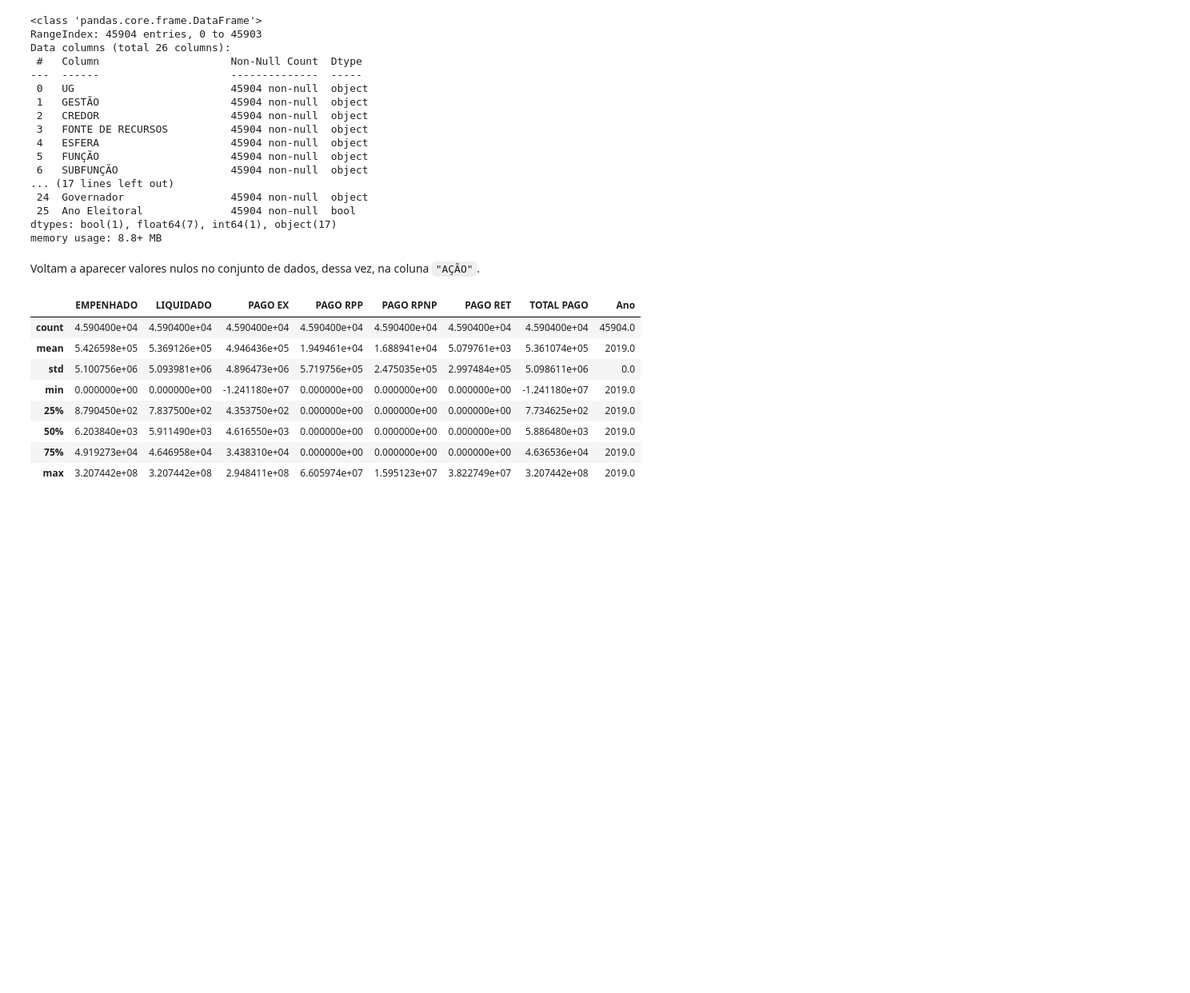
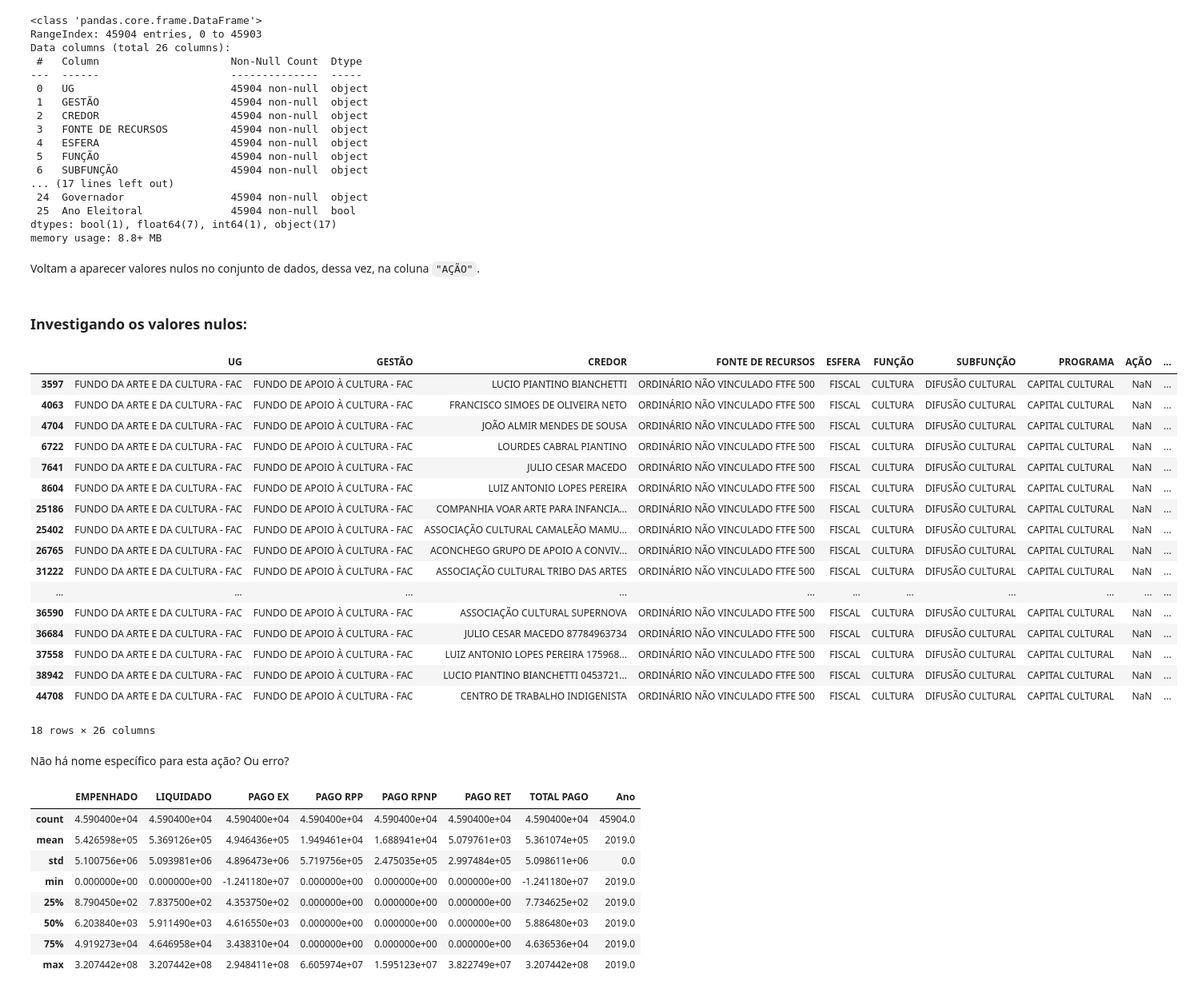
Before and after one commit to n3vrmr/despesas_df, a Jupyter notebook: cadernos_jupyter/analise_exploratoria.ipynb, the cells around one changed output. Shown at 80% size. Drawn from its saved outputs; the diff is of its cells as text; code cells hidden in the pictures; blank space fills up the shorter version.

```diff
--- a/cadernos_jupyter/analise_exploratoria.ipynb
+++ b/cadernos_jupyter/analise_exploratoria.ipynb
@@ -830,6 +830,32 @@ dtypes: bool(1), float64(7), int64(1), object(17)
 memory usage: 8.8+ MB
 # %% [markdown]
 Voltam a aparecer valores nulos no conjunto de dados, dessa vez, na coluna `"AÇÃO"`.
+# %% [markdown]
+### Investigando os valores nulos:
+# %%
+nulos = despesas_2019[despesas_2019.isnull().any(axis=1)]
+nulos
+# %% [output]
+|  | UG | GESTÃO | CREDOR | FONTE DE RECURSOS | ESFERA | FUNÇÃO | SUBFUNÇÃO | PROGRAMA | AÇÃO | ... |
+| 3597 | FUNDO DA ARTE E DA CULTURA - FAC | FUNDO DE APOIO À CULTURA - FAC | LUCIO PIANTINO BIANCHETTI | ORDINÁRIO NÃO VINCULADO FTFE 500 | FISCAL | CULTURA | DIFUSÃO CULTURAL | CAPITAL CULTURAL | NaN | ... |
+| 4063 | FUNDO DA ARTE E DA CULTURA - FAC | FUNDO DE APOIO À CULTURA - FAC | FRANCISCO SIMOES DE OLIVEIRA NETO | ORDINÁRIO NÃO VINCULADO FTFE 500 | FISCAL | CULTURA | DIFUSÃO CULTURAL | CAPITAL CULTURAL | NaN | ... |
+| 4704 | FUNDO DA ARTE E DA CULTURA - FAC | FUNDO DE APOIO À CULTURA - FAC | JOÃO ALMIR MENDES DE SOUSA | ORDINÁRIO NÃO VINCULADO FTFE 500 | FISCAL | CULTURA | DIFUSÃO CULTURAL | CAPITAL CULTURAL | NaN | ... |
+| 6722 | FUNDO DA ARTE E DA CULTURA - FAC | FUNDO DE APOIO À CULTURA - FAC | LOURDES CABRAL PIANTINO | ORDINÁRIO NÃO VINCULADO FTFE 500 | FISCAL | CULTURA | DIFUSÃO CULTURAL | CAPITAL CULTURAL | NaN | ... |
+| 7641 | FUNDO DA ARTE E DA CULTURA - FAC | FUNDO DE APOIO À CULTURA - FAC | JULIO CESAR MACEDO | ORDINÁRIO NÃO VINCULADO FTFE 500 | FISCAL | CULTURA | DIFUSÃO CULTURAL | CAPITAL CULTURAL | NaN | ... |
+| 8604 | FUNDO DA ARTE E DA CULTURA - FAC | FUNDO DE APOIO À CULTURA - FAC | LUIZ ANTONIO LOPES PEREIRA | ORDINÁRIO NÃO VINCULADO FTFE 500 | FISCAL | CULTURA | DIFUSÃO CULTURAL | CAPITAL CULTURAL | NaN | ... |
+| 25186 | FUNDO DA ARTE E DA CULTURA - FAC | FUNDO DE APOIO À CULTURA - FAC | COMPANHIA VOAR ARTE PARA INFANCIA... | ORDINÁRIO NÃO VINCULADO FTFE 500 | FISCAL | CULTURA | DIFUSÃO CULTURAL | CAPITAL CULTURAL | NaN | ... |
+| 25402 | FUNDO DA ARTE E DA CULTURA - FAC | FUNDO DE APOIO À CULTURA - FAC | ASSOCIAÇÃO CULTURAL CAMALEÃO MAMU... | ORDINÁRIO NÃO VINCULADO FTFE 500 | FISCAL | CULTURA | DIFUSÃO CULTURAL | CAPITAL CULTURAL | NaN | ... |
+| 26765 | FUNDO DA ARTE E DA CULTURA - FAC | FUNDO DE APOIO À CULTURA - FAC | ACONCHEGO GRUPO DE APOIO A CONVIV... | ORDINÁRIO NÃO VINCULADO FTFE 500 | FISCAL | CULTURA | DIFUSÃO CULTURAL | CAPITAL CULTURAL | NaN | ... |
+| 31222 | FUNDO DA ARTE E DA CULTURA - FAC | FUNDO DE APOIO À CULTURA - FAC | ASSOCIAÇÃO CULTURAL TRIBO DAS ARTES | ORDINÁRIO NÃO VINCULADO FTFE 500 | FISCAL | CULTURA | DIFUSÃO CULTURAL | CAPITAL CULTURAL | NaN | ... |
+| ... | ... | ... | ... | ... | ... | ... | ... | ... | ... | ... |
+| 36590 | FUNDO DA ARTE E DA CULTURA - FAC | FUNDO DE APOIO À CULTURA - FAC | ASSOCIAÇÃO CULTURAL SUPERNOVA | ORDINÁRIO NÃO VINCULADO FTFE 500 | FISCAL | CULTURA | DIFUSÃO CULTURAL | CAPITAL CULTURAL | NaN | ... |
+| 36684 | FUNDO DA ARTE E DA CULTURA - FAC | FUNDO DE APOIO À CULTURA - FAC | JULIO CESAR MACEDO 87784963734 | ORDINÁRIO NÃO VINCULADO FTFE 500 | FISCAL | CULTURA | DIFUSÃO CULTURAL | CAPITAL CULTURAL | NaN | ... |
+| 37558 | FUNDO DA ARTE E DA CULTURA - FAC | FUNDO DE APOIO À CULTURA - FAC | LUIZ ANTONIO LOPES PEREIRA 175968... | ORDINÁRIO NÃO VINCULADO FTFE 500 | FISCAL | CULTURA | DIFUSÃO CULTURAL | CAPITAL CULTURAL | NaN | ... |
+| 38942 | FUNDO DA ARTE E DA CULTURA - FAC | FUNDO DE APOIO À CULTURA - FAC | LUCIO PIANTINO BIANCHETTI 0453721... | ORDINÁRIO NÃO VINCULADO FTFE 500 | FISCAL | CULTURA | DIFUSÃO CULTURAL | CAPITAL CULTURAL | NaN | ... |
+| 44708 | FUNDO DA ARTE E DA CULTURA - FAC | FUNDO DE APOIO À CULTURA - FAC | CENTRO DE TRABALHO INDIGENISTA | ORDINÁRIO NÃO VINCULADO FTFE 500 | FISCAL | CULTURA | DIFUSÃO CULTURAL | CAPITAL CULTURAL | NaN | ... |
+18 rows × 26 columns
+# %% [markdown]
+Não há nome específico para esta ação? Ou erro?
 # %%
 despesas_2019.describe()
 # %% [output]
```
Also changed, not shown: 1 other file.
